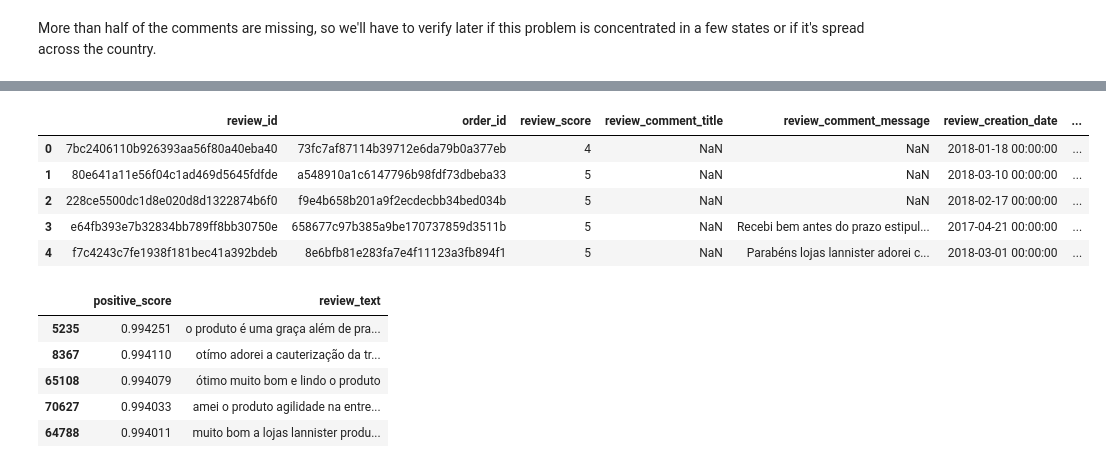
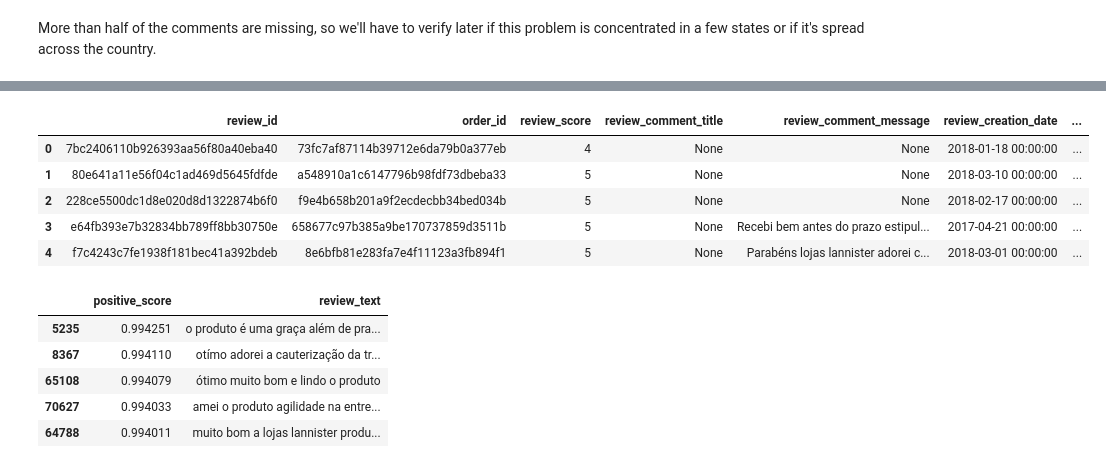
Before and after one commit to hturqueti/olist-brazilian-ecommerce-analysis, a Jupyter notebook: notebooks/01-orders-eda.ipynb, the cells around one changed output, grey strips where cells are left out. Drawn from its saved outputs; the diff is of its cells as text; code cells hidden in the pictures.

Commit message:
refactor: Saves a checkpoint file to read the sentiments of it instead of run the model again

```diff
--- a/notebooks/01-orders-eda.ipynb
+++ b/notebooks/01-orders-eda.ipynb
@@ -346,12 +346,3 @@ False    42454
 Name: count, dtype: int64
 # %% [markdown]
 More than half of the comments are missing, so we'll have to verify later if this problem is concentrated in a few states or if it's spread across the country.
-# %%
-# Uses the sentiment classifier to predict the sentiment of the review_text column, bringing the top 3 predictions
-order_reviews["sentiment"] = order_reviews["review_text"]\
-    .map(
-            lambda x: {dictionary["label"]:dictionary["score"] for dictionary in sentiment_classifier(x, top_k=None)},
-            na_action="ignore"
-        )
-
-order_reviews.head(5)
@@ -365,24 +349,47 @@ order_reviews.head(5)
 # %%
-# Separates the sentiment and the score in different columns
-order_reviews["positive_score"] = order_reviews["sentiment"].map(lambda x: x["POS"] if isinstance(x, dict) else np.nan)
-order_reviews["neutral_score"]  = order_reviews["sentiment"].map(lambda x: x["NEU"] if isinstance(x, dict) else np.nan)
-order_reviews["negative_score"] = order_reviews["sentiment"].map(lambda x: x["NEG"] if isinstance(x, dict) else np.nan)
+# If the .parquet file already exists, reads it
+# Otherwise, creates a new column with the sentiment and the score
+if project_folder.joinpath("data", "processed", "order_reviews_sentiment.parquet").exists():
+    order_reviews_sentiment = pd.read_parquet(
+        project_folder.joinpath("data", "processed", "order_reviews_sentiment.parquet")
+    )
+else:
+    # Copies the order_reviews dataframe
+    order_reviews_sentiment = order_reviews.copy()
 
-# Creates a new column with the sentiment label
-sentiment_labels = {
-    "POS": "Positive",
-    "NEU": "Neutral",
-    "NEG": "Negative"
-}
-order_reviews['sentiment_label'] = order_reviews['sentiment'].map(lambda x: sentiment_labels.get(max(x, key=x.get)) if isinstance(x, dict) else np.nan)
+    # Creates a new column with the sentiment and the score
+    order_reviews_sentiment["sentiment"] = order_reviews_sentiment["review_text"]\
+        .map(
+                lambda x: {dictionary["label"]:dictionary["score"] for dictionary in sentiment_classifier(x, top_k=None)},
+                na_action="ignore"
+            )
 
-order_reviews.head(5)
+    # Separates the sentiment and the score in different columns
+    order_reviews_sentiment["positive_score"] = order_reviews_sentiment["sentiment"].map(lambda x: x["POS"] if isinstance(x, dict) else np.nan)
+    order_reviews_sentiment["neutral_score"]  = order_reviews_sentiment["sentiment"].map(lambda x: x["NEU"] if isinstance(x, dict) else np.nan)
+    order_reviews_sentiment["negative_score"] = order_reviews_sentiment["sentiment"].map(lambda x: x["NEG"] if isinstance(x, dict) else np.nan)
+
+    # Creates a new column with the sentiment label
+    sentiment_labels = {
+        "POS": "Positive",
+        "NEU": "Neutral",
+        "NEG": "Negative"
+    }
+    order_reviews_sentiment['sentiment_label'] = order_reviews_sentiment['sentiment'].map(lambda x: sentiment_labels.get(max(x, key=x.get)) if isinstance(x, dict) else np.nan)
+
+    # Saves the dataframe to a .parquet file
+    order_reviews_sentiment.to_parquet(
+        project_folder.joinpath("data", "processed", "order_reviews_sentiment.parquet"),
+        index=False
+    )
+
+order_reviews_sentiment.head(5)
 # %% [output]
 |  | review_id | order_id | review_score | review_comment_title | review_comment_message | review_creation_date | ... |
-| 0 | 7bc2406110b926393aa56f80a40eba40 | 73fc7af87114b39712e6da79b0a377eb | 4 | NaN | NaN | 2018-01-18 00:00:00 | ... |
-| 1 | 80e641a11e56f04c1ad469d5645fdfde | a548910a1c6147796b98fdf73dbeba33 | 5 | NaN | NaN | 2018-03-10 00:00:00 | ... |
-| 2 | 228ce5500dc1d8e020d8d1322874b6f0 | f9e4b658b201a9f2ecdecbb34bed034b | 5 | NaN | NaN | 2018-02-17 00:00:00 | ... |
-| 3 | e64fb393e7b32834bb789ff8bb30750e | 658677c97b385a9be170737859d3511b | 5 | NaN | Recebi bem antes do prazo estipul... | 2017-04-21 00:00:00 | ... |
-| 4 | f7c4243c7fe1938f181bec41a392bdeb | 8e6bfb81e283fa7e4f11123a3fb894f1 | 5 | NaN | Parabéns lojas lannister adorei c... | 2018-03-01 00:00:00 | ... |
+| 0 | 7bc2406110b926393aa56f80a40eba40 | 73fc7af87114b39712e6da79b0a377eb | 4 | None | None | 2018-01-18 00:00:00 | ... |
+| 1 | 80e641a11e56f04c1ad469d5645fdfde | a548910a1c6147796b98fdf73dbeba33 | 5 | None | None | 2018-03-10 00:00:00 | ... |
+| 2 | 228ce5500dc1d8e020d8d1322874b6f0 | f9e4b658b201a9f2ecdecbb34bed034b | 5 | None | None | 2018-02-17 00:00:00 | ... |
+| 3 | e64fb393e7b32834bb789ff8bb30750e | 658677c97b385a9be170737859d3511b | 5 | None | Recebi bem antes do prazo estipul... | 2017-04-21 00:00:00 | ... |
+| 4 | f7c4243c7fe1938f181bec41a392bdeb | 8e6bfb81e283fa7e4f11123a3fb894f1 | 5 | None | Parabéns lojas lannister adorei c... | 2018-03-01 00:00:00 | ... |
 # %%
 # Positive reviews examples
```
Also changed, not shown: parts of 4 cells of this notebook.
